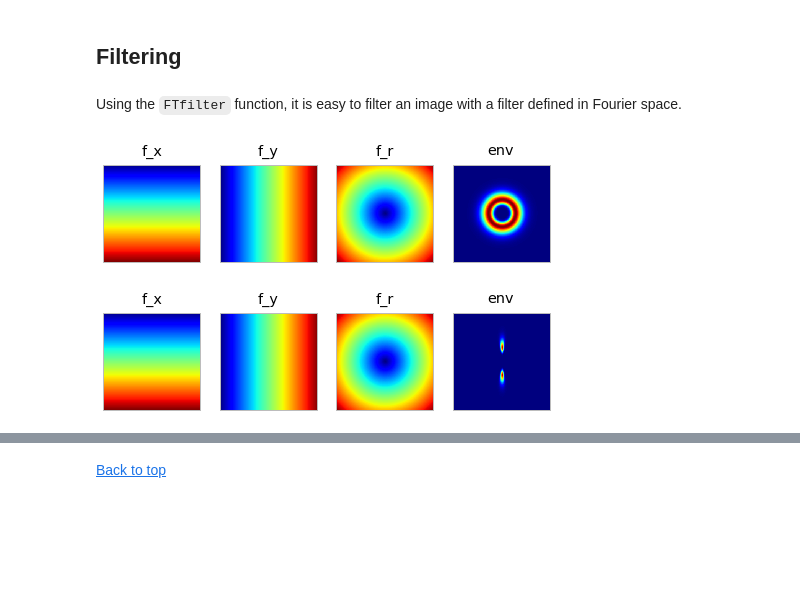
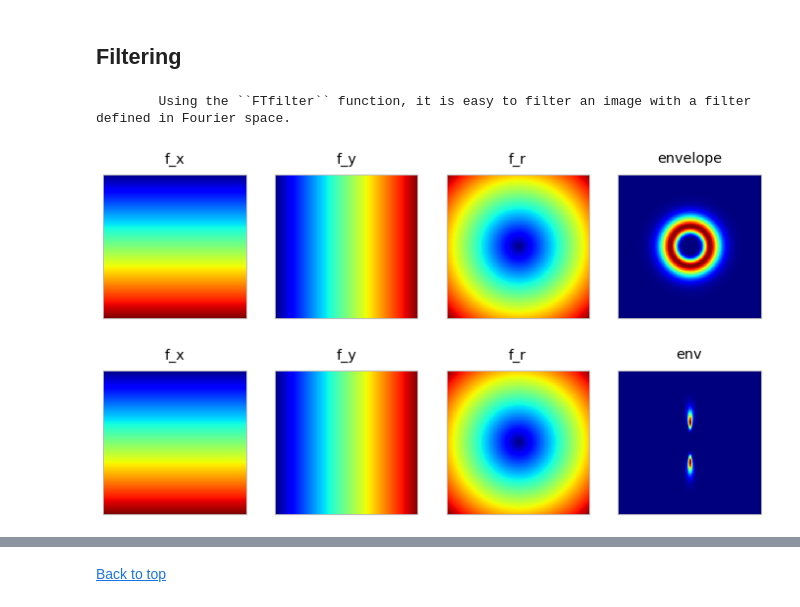
Before and after one commit to bicv/SLIP, a Jupyter notebook: SLIP.ipynb, the cells around one changed output, grey strips where cells are left out. Cells and saved outputs as stored; diff of their text form; code cells hidden in the pictures; blank space fills up the shorter version.

```diff
--- a/SLIP.ipynb
+++ b/SLIP.ipynb
@@ -64,3 +69,12 @@ Successfully installed SLIP-0.1
+# %%
+import os
+import numpy as np
+%matplotlib inline
+import matplotlib.pyplot as plt
+fig_width = 12
+figsize=(fig_width, .618*fig_width)
+fopts = {'fontsize':18}
+opts= {'cmap': plt.cm.gray, 'vmin':-1., 'vmax':1., 'interpolation':'nearest', 'origin':'upper'}
 # %% [markdown]
 [Back to top](#SLIP)
 # %% [markdown]
@@ -80,4 +82,4 @@ from SLIP import Image
 # %%
-im = Image(pe)
-print(im.__doc__)
+im = Image({'N_X':128, 'N_Y':128})
+print(im.__init__.__doc__)
 # %% [output]
@@ -98,44 +99,44 @@ print(im.__doc__)
 [Back to top](#SLIP)
 # %% [markdown]
 ## Filtering
-# %% [markdown]
-Using the ``FTfilter`` function, it is easy to filter an image with a filter defined in Fourier space.
+# %%
+print(im.FTfilter.__doc__)
+# %% [output]
+        Using the ``FTfilter`` function, it is easy to filter an image with a filter defined in Fourier space.
 # %%
-from NeuroTools.parameters import ParameterSet
-pe = ParameterSet('default_param.py')
 from SLIP import Image
 sf_0 = 0.15
 B_sf = 0.05
 theta_0 = np.pi/2
 B_theta = 0.15
 loggabor = True
 
 def envelope_orientation(im, theta_0=theta_0, B_theta=B_theta, norm=True):
     theta = np.arctan2(im.f_x, im.f_y)
     env =  np.exp(np.cos(2*(theta-theta_0))/B_theta**2)
     if norm: env /= np.sqrt((env**2).sum())
     return env
 
 def envelope_radial(im, sf_0=sf_0, B_sf=B_sf, loggabor=loggabor, norm=True):
     if sf_0 == 0.: return 1.
     if loggabor:
         env = 1./im.f*np.exp(-.5*(np.log(im.f/sf_0)**2)/(np.log((sf_0+B_sf)/sf_0)**2))
         if norm: env /= np.sqrt((env**2).sum())
         return env
     else:
         return np.exp(-.5*(im.f - sf_0)**2/B_sf**2)
 
-im = Image(pe)
+im = Image('default_param.py')
 env = envelope_radial(im)
 
 fig, ax = plt.subplots(1, 4, figsize=figsize)
-for i, (f, label) in enumerate(zip([im.f_x, im.f_y, im.f, env], ['f_x', 'f_y', 'f_r', 'env'])):
+for i, (f, label) in enumerate(zip([im.f_x, im.f_y, im.f, env], ['f_x', 'f_y', 'f_r', 'envelope'])):
     ax[i].matshow(f)
     ax[i].set_title(label)
     ax[i].set_xticks([])
     ax[i].set_yticks([])
 # %% [output]
-[figure, old version]
+[figure, new version]
 # %%
 env = envelope_radial(im) * envelope_orientation(im)
 
@@ -146,7 +147,7 @@ for i, (f, label) in enumerate(zip([im.f_x, im.f_y, im.f, env], ['f_x', 'f_y', '
     ax[i].set_xticks([])
     ax[i].set_yticks([])
 # %% [output]
-[figure, old version]
+[figure, new version]
 # %%
 # one can then easily generate a texture
 theta0 = np.pi/2
```
Also changed, not shown: parts of 71 cells of this notebook, 21 other files.
